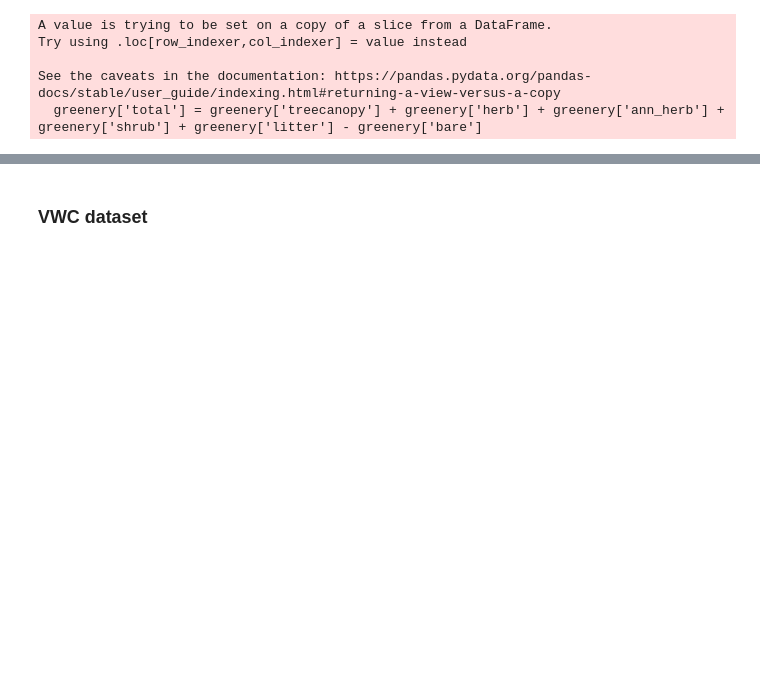
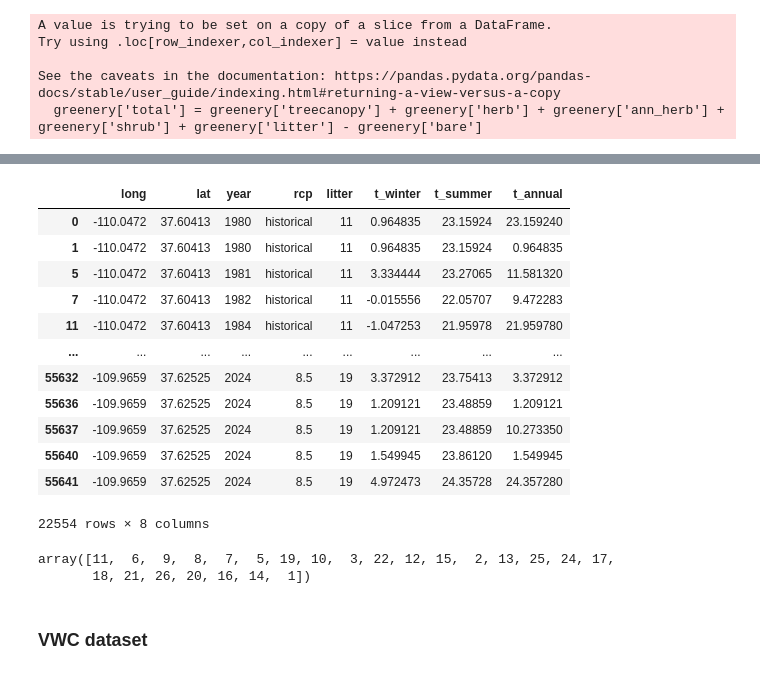
Before and after one commit to hannah-hana-kim/DSAN-Scholarship, a Jupyter notebook: data_cleaning_and_viz.ipynb, the cells around one changed output, grey strips where cells are left out. Cells and saved outputs as stored; diff of their text form; code cells hidden in the pictures; blank space fills up the shorter version.

```diff
--- a/data_cleaning_and_viz.ipynb
+++ b/data_cleaning_and_viz.ipynb
@@ -76,3 +113,41 @@ See the caveats in the documentation: https://pandas.pydata.org/pandas-docs/stab
+# %%
+# Plant litter dataset
+# extract the relevant data
+litter_columns = ['long', 'lat', 'year', 'rcp', 'litter', 't_winter', 't_summer', 't_annual']
+litter = df[litter_columns]
+litter = litter.drop_duplicates(subset=litter_columns)
+
+# # fill the null values with the mean
+# litter.loc[:, 't_winter'] = litter['t_winter'].fillna(litter['t_winter'].mean())
+# litter.loc[:, 't_summer'] = litter['t_summer'].fillna(litter['t_summer'].mean())
+# litter.loc[:, 't_annual'] = litter['t_annual'].fillna(litter['t_annual'].mean())
+
+# drop the null values
+litter = litter.dropna()
+
+# save the data to csv file
+litter.to_csv('./data/cleaned_data/litter_data.csv', index=False)
+
+litter
+# %% [output]
+|  | long | lat | year | rcp | litter | t_winter | t_summer | t_annual |
+| 0 | -110.0472 | 37.60413 | 1980 | historical | 11 | 0.964835 | 23.15924 | 23.159240 |
+| 1 | -110.0472 | 37.60413 | 1980 | historical | 11 | 0.964835 | 23.15924 | 0.964835 |
+| 5 | -110.0472 | 37.60413 | 1981 | historical | 11 | 3.334444 | 23.27065 | 11.581320 |
+| 7 | -110.0472 | 37.60413 | 1982 | historical | 11 | -0.015556 | 22.05707 | 9.472283 |
+| 11 | -110.0472 | 37.60413 | 1984 | historical | 11 | -1.047253 | 21.95978 | 21.959780 |
+| ... | ... | ... | ... | ... | ... | ... | ... | ... |
+| 55632 | -109.9659 | 37.62525 | 2024 | 8.5 | 19 | 3.372912 | 23.75413 | 3.372912 |
+| 55636 | -109.9659 | 37.62525 | 2024 | 8.5 | 19 | 1.209121 | 23.48859 | 1.209121 |
+| 55637 | -109.9659 | 37.62525 | 2024 | 8.5 | 19 | 1.209121 | 23.48859 | 10.273350 |
+| 55640 | -109.9659 | 37.62525 | 2024 | 8.5 | 19 | 1.549945 | 23.86120 | 1.549945 |
+| 55641 | -109.9659 | 37.62525 | 2024 | 8.5 | 19 | 4.972473 | 24.35728 | 24.357280 |
+22554 rows × 8 columns
+# %%
+litter.litter.unique()
+# %% [output]
+array([11,  6,  9,  8,  7,  5, 19, 10,  3, 22, 12, 15,  2, 13, 25, 24, 17,
+       18, 21, 26, 20, 16, 14,  1])
 # %% [markdown]
 ### VWC dataset
 # %%
```
Also changed, not shown: parts of 36 cells of this notebook, 4 other files.
